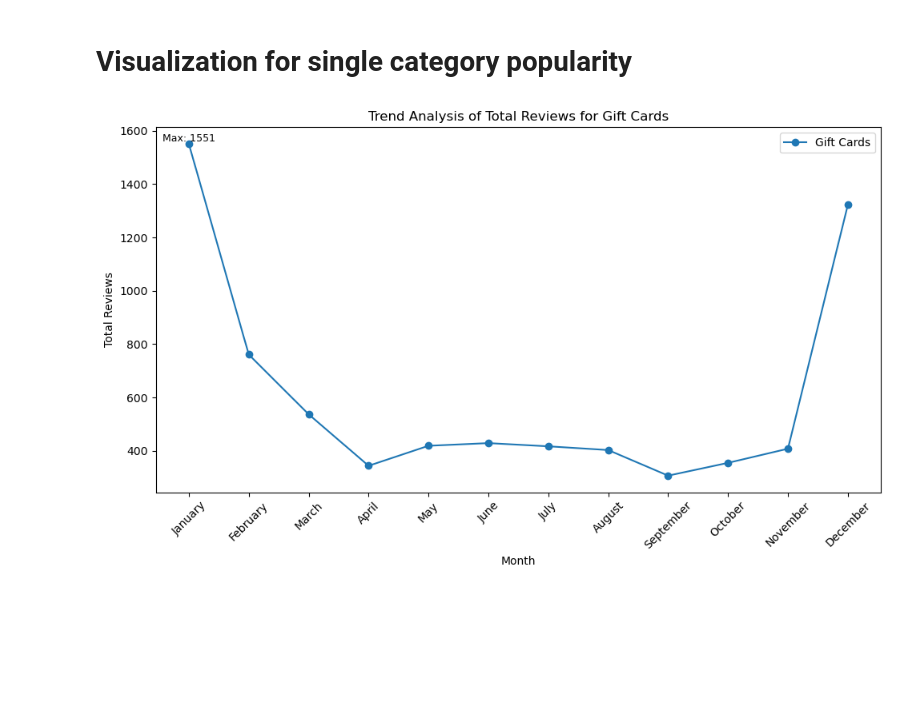
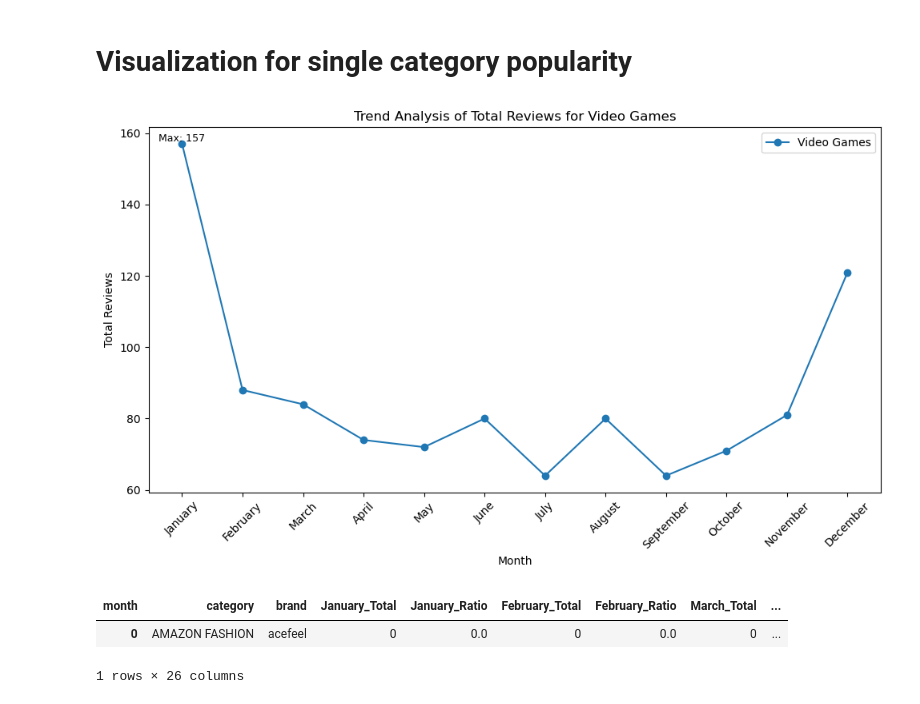
Before and after one commit to JosephKai1/COMP3610PROJECT, a Jupyter notebook: notebooks/ProductAnalysis.ipynb, the cells around one changed output. Cells and saved outputs as stored; diff of their text form; code cells hidden in the pictures; blank space fills up the shorter version.

Commit message:
dataframe for reviews and sentiment ratio for brands and visualization for top 10 brands in a category

```diff
--- a/notebooks/ProductAnalysis.ipynb
+++ b/notebooks/ProductAnalysis.ipynb
@@ -320,26 +320,62 @@ plt.show()
 # Visualization for single category popularity
 # %%
 #The category you want to plot
-selected= "Gift Cards"
+selected= "Video Games"
 
 #melt frame
 category_data = melted[melted['category'] == selected]
 
 #Plot
 plt.figure(figsize=(10, 6))
 plt.plot(category_data['Month'], category_data['TotalReviews'], marker='o', label=selected)
 
 # show the max value
 max_point = category_data.loc[category_data['TotalReviews'].idxmax()]
 plt.text(max_point['Month'], max_point['TotalReviews'], f"Max: {max_point['TotalReviews']}",
          fontsize=9, ha='center', va='bottom')
 
 plt.title(f'Trend Analysis of Total Reviews for {selected}')
 plt.xlabel('Month')
 plt.ylabel('Total Reviews')
 plt.xticks(rotation=45)
 plt.legend()
 plt.tight_layout()
 plt.show()
 # %% [output]
-[figure, old version]
+[figure, new version]
+# %%
+#dataframe for brand information
+brandTotal= df.groupby(['category', 'brand', 'month']).agg(totalReviews=('predictedSentiment', 'count'), positive=('predictedSentiment', 'sum')).reset_index()
+
+brandTotal['ratio']= (brandTotal['positive'] / brandTotal['totalReviews']).round(2)
+
+#pivot for reviews and ratios
+brandMonth= brandTotal.pivot(index= ['category', 'brand'], columns= 'month', values= 'totalReviews').fillna(0)
+brandRatio= brandTotal.pivot(index= ['category', 'brand'], columns= 'month', values= 'ratio').fillna(0)
+
+#concat frames
+# brandFinal= pd.concat(
+#     [brandMonth.add_suffix('_Total'), brandRatio.add_suffix('_Ratio')]
+# , axis= 1).reset_index()
+brandFinal= pd.concat([
+    brandMonth.rename(columns= dict(zip(months, [f"{i}_Total"for i in month_names]))),
+    brandRatio.rename(columns= dict(zip(months, [f"{i}_Ratio"for i in month_names])))
+], axis= 1)
+
+# columnOrder= []
+# for i in month_names:
+#     columnOrder.extend([f"{i}_Total", f"{i}_Ratio"])
+
+brandFinal= brandFinal[columnOrder].reset_index()
+
+totalCols= [col for col in brandFinal.columns if '_Total' in col]
+brandFinal[totalCols]= brandFinal[totalCols].astype(int)
+
+# #sort by category
+# brandTotal= brandTotal.sort_values(by=['category'])
+
+brandFinal.head(1)
+# %% [output]
+| month | category | brand | January_Total | January_Ratio | February_Total | February_Ratio | March_Total | ... |
+| 0 | AMAZON FASHION | acefeel | 0 | 0.0 | 0 | 0.0 | 0 | ... |
+1 rows × 26 columns
```
Also changed, not shown: parts of 2 cells of this notebook.
